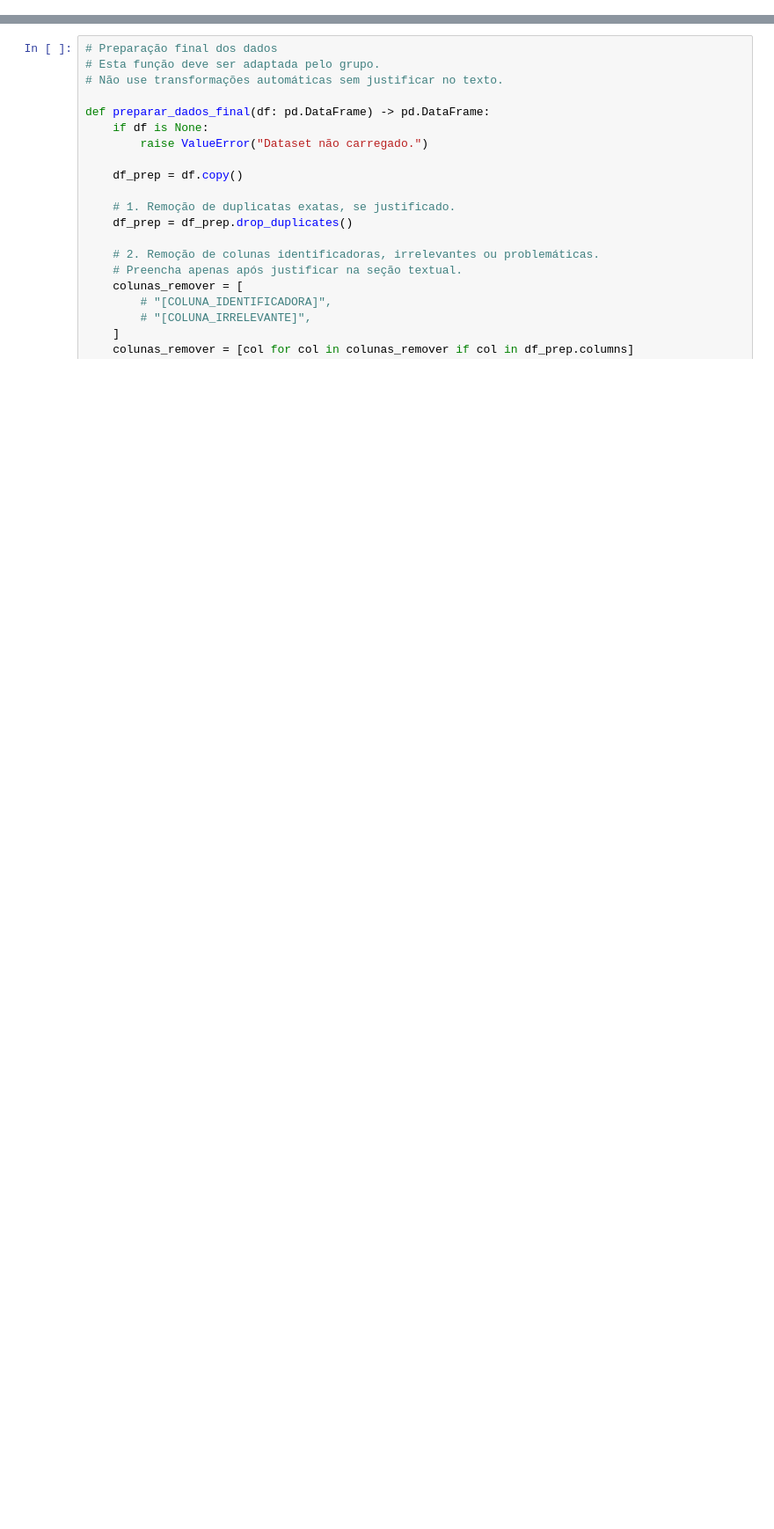
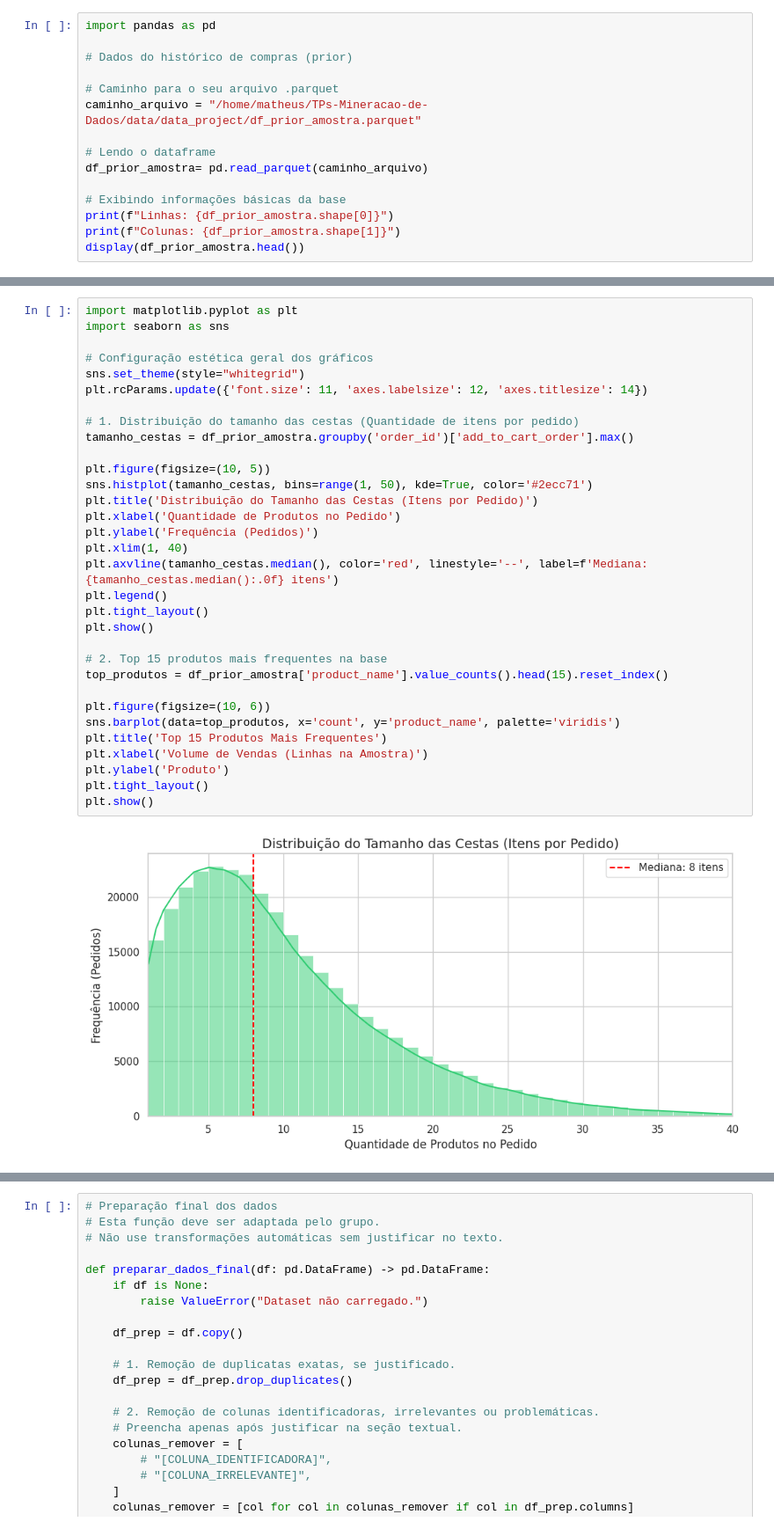
Before and after one commit to Doctor-Math/TPs-Mineracao-de-Dados, a Jupyter notebook: notebooks/project/Projeto_Grupo6.ipynb, the cells around one changed output, grey strips where cells are left out. Shown at 88% size. Cells and saved outputs as stored; diff of their text form; blank space fills up the shorter version.

```diff
--- a/notebooks/project/Projeto_Grupo6.ipynb
+++ b/notebooks/project/Projeto_Grupo6.ipynb
@@ -239,0 +97,15 @@ else:
+# %%
+import pandas as pd
+
+# Dados do histórico de compras (prior)
+
+# Caminho para o seu arquivo .parquet
+caminho_arquivo = "/home/matheus/TPs-Mineracao-de-Dados/data/data_project/df_prior_amostra.parquet"
+
+# Lendo o dataframe
+df_prior_amostra= pd.read_parquet(caminho_arquivo)
+
+# Exibindo informações básicas da base
+print(f"Linhas: {df_prior_amostra.shape[0]}")
+print(f"Colunas: {df_prior_amostra.shape[1]}")
+display(df_prior_amostra.head())
@@ -374,0 +248,34 @@ A análise deve responder:
+# %%
+import matplotlib.pyplot as plt
+import seaborn as sns
+
+# Configuração estética geral dos gráficos
+sns.set_theme(style="whitegrid")
+plt.rcParams.update({'font.size': 11, 'axes.labelsize': 12, 'axes.titlesize': 14})
+
+# 1. Distribuição do tamanho das cestas (Quantidade de itens por pedido)
+tamanho_cestas = df_prior_amostra.groupby('order_id')['add_to_cart_order'].max()
+
+plt.figure(figsize=(10, 5))
+sns.histplot(tamanho_cestas, bins=range(1, 50), kde=True, color='#2ecc71')
+plt.title('Distribuição do Tamanho das Cestas (Itens por Pedido)')
+plt.xlabel('Quantidade de Produtos no Pedido')
+plt.ylabel('Frequência (Pedidos)')
+plt.xlim(1, 40)
+plt.axvline(tamanho_cestas.median(), color='red', linestyle='--', label=f'Mediana: {tamanho_cestas.median():.0f} itens')
+plt.legend()
+plt.tight_layout()
+plt.show()
+
+# 2. Top 15 produtos mais frequentes na base
+top_produtos = df_prior_amostra['product_name'].value_counts().head(15).reset_index()
+
+plt.figure(figsize=(10, 6))
+sns.barplot(data=top_produtos, x='count', y='product_name', palette='viridis')
+plt.title('Top 15 Produtos Mais Frequentes')
+plt.xlabel('Volume de Vendas (Linhas na Amostra)')
+plt.ylabel('Produto')
+plt.tight_layout()
+plt.show()
+# %% [output]
+[figure, added]
```
Also changed, not shown: parts of 39 cells of this notebook.
